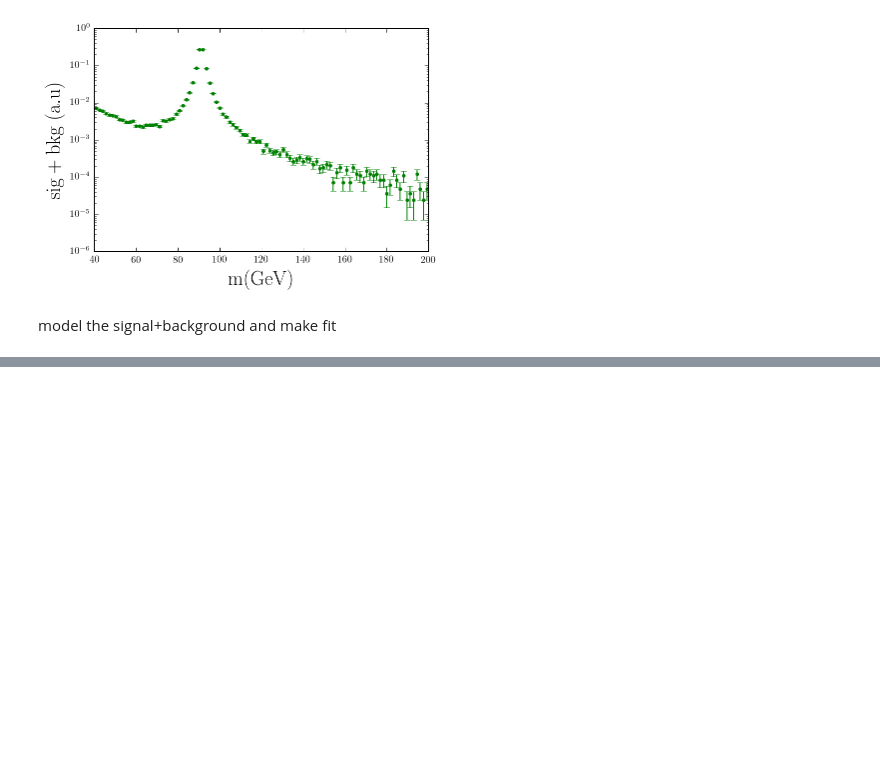
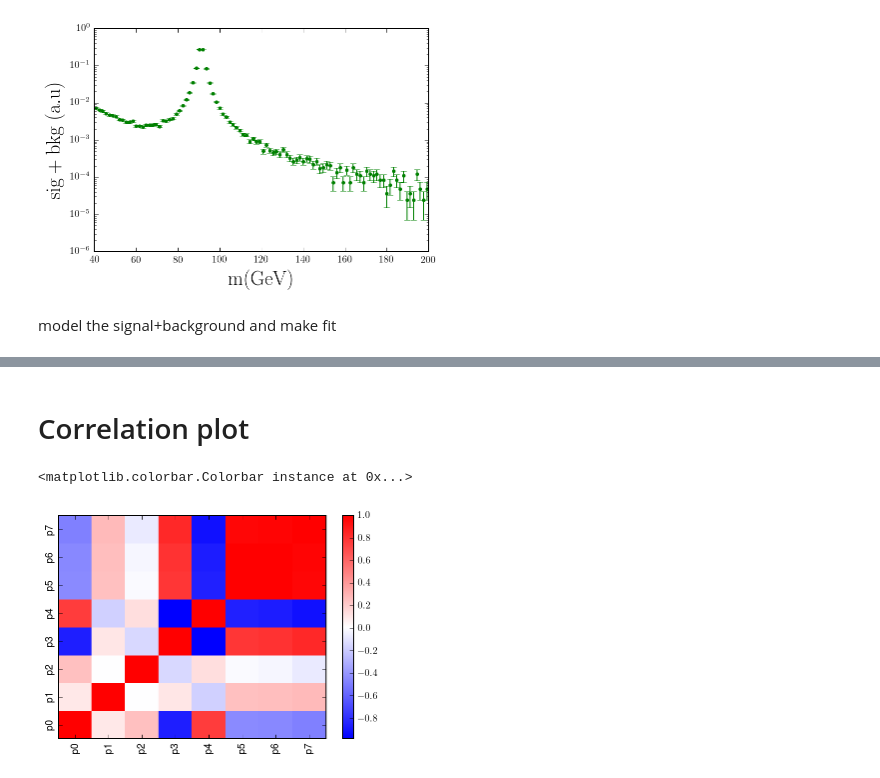
Before and after one commit to TJHague/HUGS2015, a Jupyter notebook: PARTI.ipynb, the cells around one changed output, grey strips where cells are left out. Cells and saved outputs as stored; diff of their text form; code cells hidden in the pictures; blank space fills up the shorter version.

```diff
--- a/PARTI.ipynb
+++ b/PARTI.ipynb
@@ -208,0 +250,29 @@ ax.set_xlabel(tex(r'm (GeV)'),size=20)
+# %% [markdown]
+# Correlation plot
+# %%
+popt, pcov, infodict, errmsg, ier = fit
+fjac=infodict['fjac']
+npts=OBS.size
+s_sq = (infodict['fvec']**2).sum()/npts
+cov = pcov * s_sq
+cor=np.zeros(cov.shape)
+
+I=len(cov)
+for i in range(I):
+    for j in range(I):
+        cor[i,j]=cov[i,j]/np.sqrt(cov[i,i]*cov[j,j])
+
+ax=py.subplot(111)
+pc=ax.pcolor(cor,cmap='bwr')
+
+ax.set_xticks(np.arange(len(cor))+0.5)
+ax.set_xticklabels(['p%d'%i for i in range(len(cor))],rotation=90)
+ax.set_yticks(np.arange(len(cor))+0.5)
+ax.set_yticklabels(['p%d'%i for i in range(len(cor))],rotation=90)
+ax.set_xlim(0,len(cor))
+ax.set_ylim(0,len(cor))
+
+py.colorbar(pc)
+# %% [output]
+<matplotlib.colorbar.Colorbar instance at 0x...>
+[figure, added]
```
Also changed, not shown: parts of 11 cells of this notebook, 5 other files.
